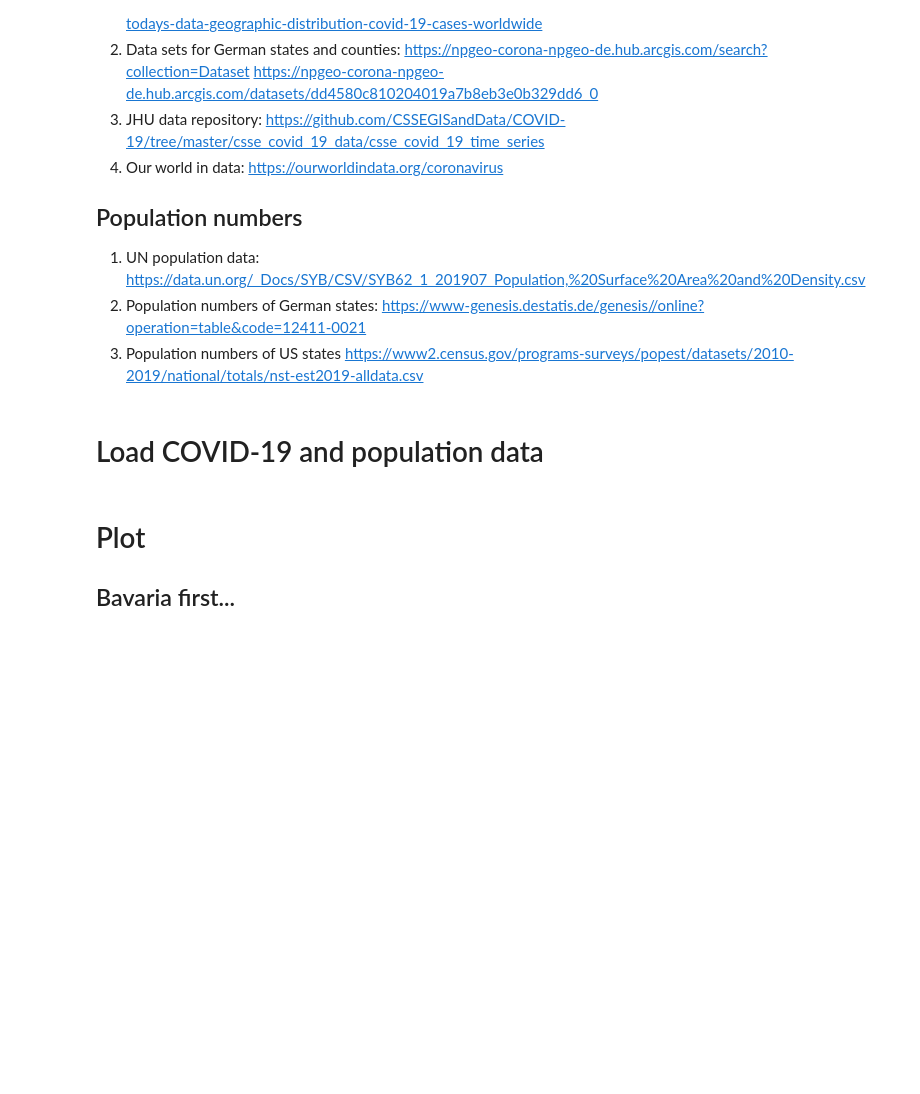
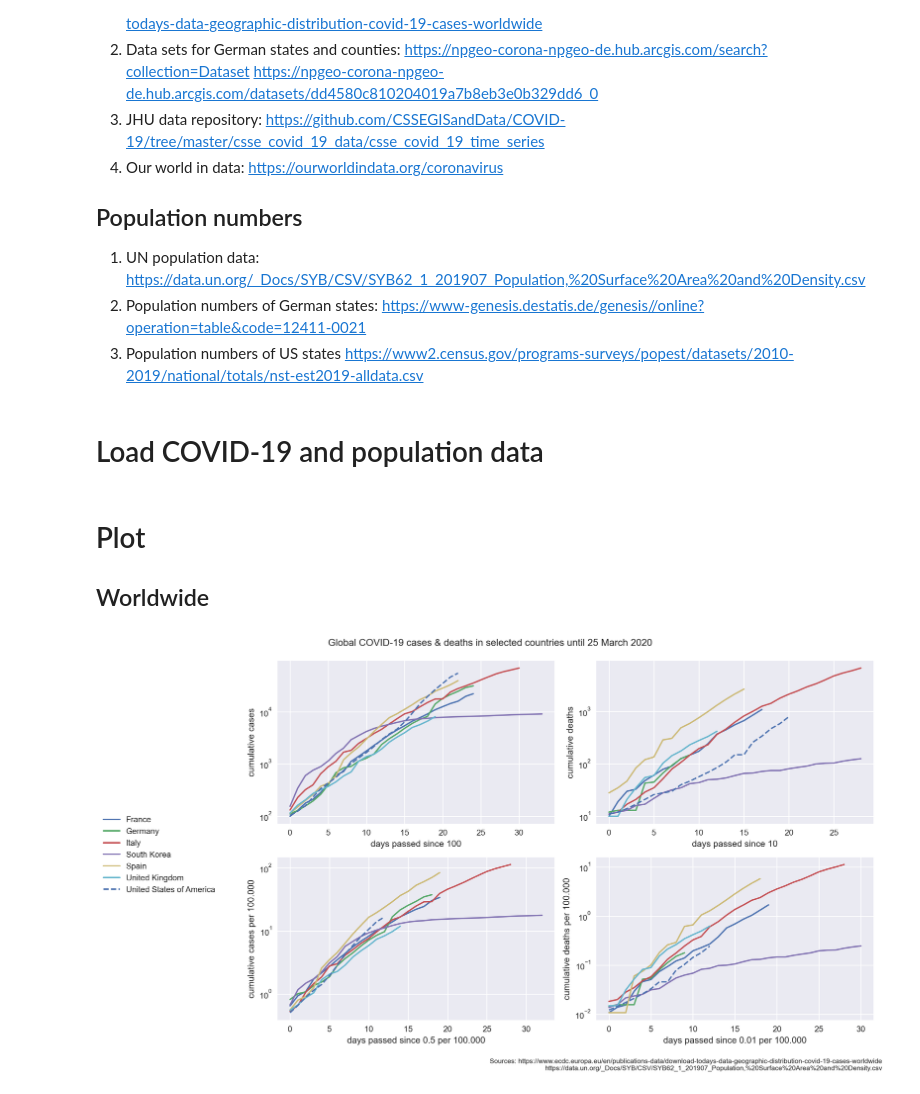
Before and after one commit to LeAlex27/covid-19, a Jupyter notebook: covid-19.ipynb, the cells around one changed output. Saved outputs shown, nothing was run; the diff lists cells and outputs as text; code cells hidden in the pictures; blank space fills up the shorter version.

```diff
--- a/covid-19.ipynb
+++ b/covid-19.ipynb
@@ -17,8 +19,9 @@ display(HTML("<style>.container { width:100% !important; }</style>"))
 # %%
 # sets plotting style and line styles/colors
 plt.style.use('seaborn')
-mpl.rcParams['axes.prop_cycle'] = cycler(linestyle=['-', '--', '-.']) \
+mpl.rcParams['axes.prop_cycle'] = cycler(linestyle=['-', '--', ':']) \
                                   * cycler('color', ['#4C72B0', '#55A868', '#C44E52', '#8172B2', '#CCB974', '#64B5CD'])
+fig_dir = '/home/lennart/FAUbox/covid-19_graphs/'
 # %% [markdown]
 # Sources
 
@@ -58,4 +71,24 @@ de_pop_nums = get_de_population_numbers('/home/lennart/Downloads/12411-0021_.csv
 us_pop_nums = get_us_population_numbers('/home/lennart/Downloads/nst-est2019-alldata.csv')
 # %% [markdown]
 # Plot
-## Bavaria first...
+## Worldwide
+# %%
+c_list = sorted(['IT', 'DE', 'FR', 'ES', 'US', 'UK', 'KR'], key=lambda x: ecdc_country_dic[x])
+fig, ax = plt.subplots(2, 2, **{'figsize': (0.7 * 19.2 , 0.7 * 10.8), 'dpi': 200})
+plot(c_list, 'days_passed', 'cum_cases', data=ecdc_countries, norm=False, align=100, ax=ax[0, 0], legend=False, label_dic=ecdc_country_dic)
+plot(c_list, 'days_passed', 'cum_cases', data=ecdc_countries, norm=True, align=0.5, ax=ax[1, 0], legend=False, label_dic=ecdc_country_dic, pop_nums=un_pop_nums)
+plot(c_list, 'days_passed', 'cum_deaths', data=ecdc_countries, norm=False, align=10, ax=ax[0, 1], legend=False, label_dic=ecdc_country_dic, pop_nums=un_pop_nums)
+plot(c_list, 'days_passed', 'cum_deaths', data=ecdc_countries, norm=True, align=0.01, ax=ax[1, 1], legend=False, label_dic=ecdc_country_dic, pop_nums=un_pop_nums)
+
+# fig.autofmt_xdate()
+
+fig.suptitle("Global COVID-19 cases & deaths in selected countries until {}".format(ecdc_date.strftime('%d %B %Y')))
+handles, labels = ax[1, 1].get_legend_handles_labels()
+fig.legend(handles, labels, loc='center left')
+fig.text(1, 0, "Sources: " + ecdc_src + '\n' + un_pop_num_src,
+         horizontalalignment='right', verticalalignment='bottom', fontsize='small')
+
+fig.tight_layout(rect=(0.18, 0.04, 1.0, 0.95))
+fig.savefig(fig_dir + 'worldwide_{}.png'.format(ecdc_date))
+# %% [output]
+[figure, added]
```
Also changed, not shown: parts of 15 cells of this notebook, 1 other file.
